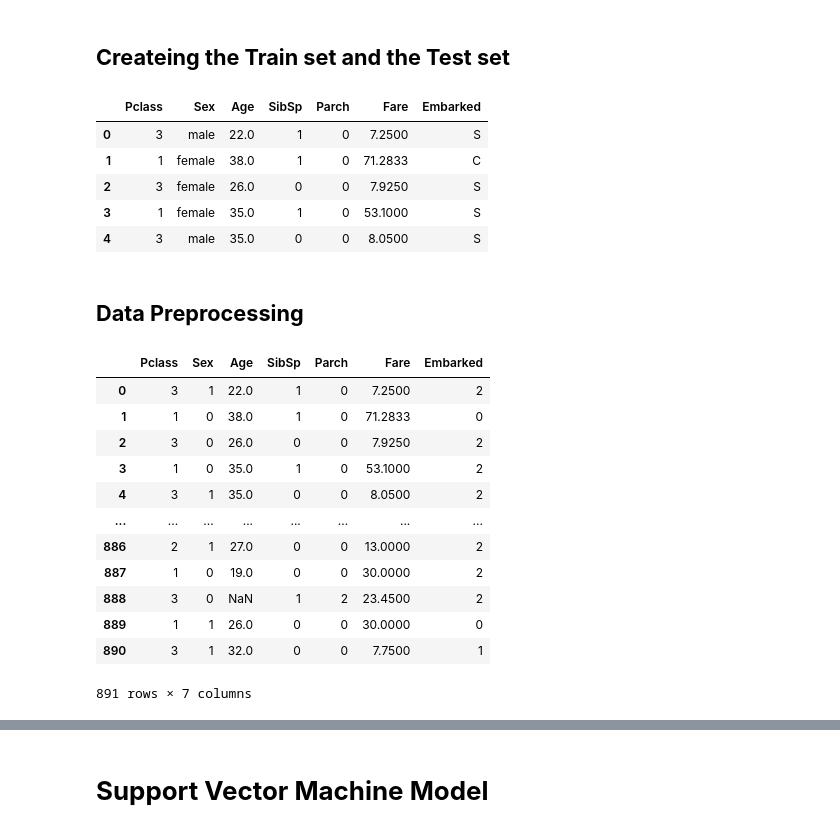
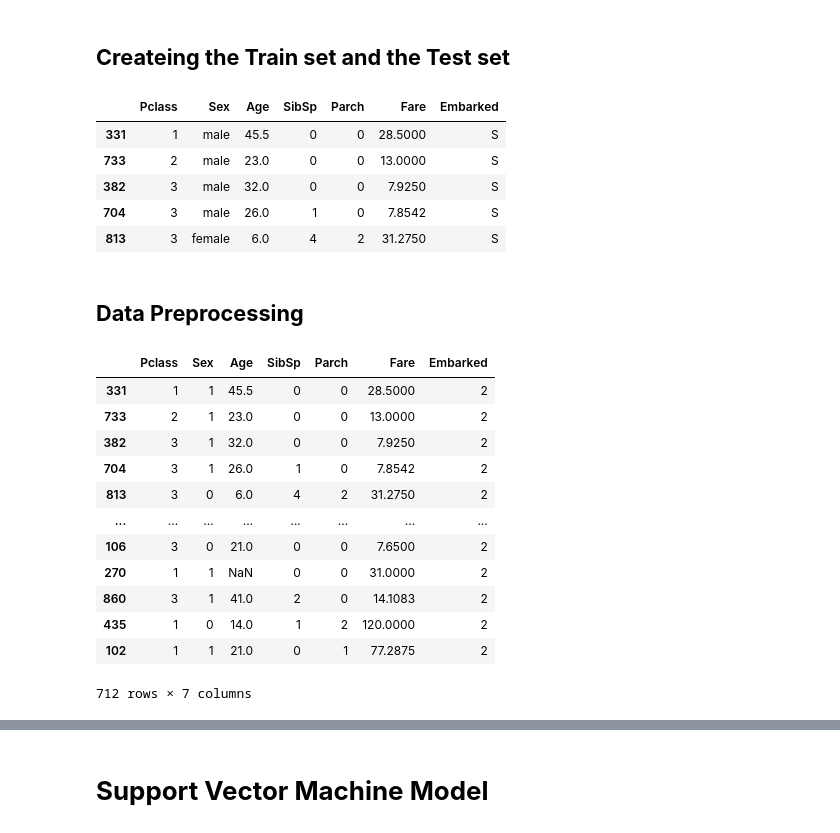
Before and after one commit to Mohammad8921/Titanic, a Jupyter notebook: Titanic-simple/Titanic.ipynb, the cells around one changed output, grey strips where cells are left out. Saved outputs shown, nothing was run; the diff lists cells and outputs as text; code cells hidden in the pictures.

```diff
--- a/Titanic-simple/Titanic.ipynb
+++ b/Titanic-simple/Titanic.ipynb
@@ -86,38 +66,43 @@ memory usage: 6.7 KB
 # %% [markdown]
 ## **Createing the Train set and the Test set**
 # %%
-X_train = dataset_train[['Pclass','Sex','Age','SibSp','Parch', 'Fare', 'Embarked']].copy()
-X_test = dataset_test[['Pclass','Sex','Age','SibSp','Parch', 'Fare', 'Embarked']].copy()
+from sklearn.model_selection import train_test_split
+X = dataset_train[['Pclass','Sex','Age','SibSp','Parch', 'Fare', 'Embarked']].copy()
+y = dataset_train['Survived']
+X_train, X_test, y_train, y_test = train_test_split(X, y, test_size = 0.2, random_state = 42)
+X_submission = dataset_test[['Pclass','Sex','Age','SibSp','Parch', 'Fare', 'Embarked']].copy()
 X_train.head()
 # %% [output]
 |  | Pclass | Sex | Age | SibSp | Parch | Fare | Embarked |
-| 0 | 3 | male | 22.0 | 1 | 0 | 7.2500 | S |
-| 1 | 1 | female | 38.0 | 1 | 0 | 71.2833 | C |
-| 2 | 3 | female | 26.0 | 0 | 0 | 7.9250 | S |
-| 3 | 1 | female | 35.0 | 1 | 0 | 53.1000 | S |
-| 4 | 3 | male | 35.0 | 0 | 0 | 8.0500 | S |
+| 331 | 1 | male | 45.5 | 0 | 0 | 28.5000 | S |
+| 733 | 2 | male | 23.0 | 0 | 0 | 13.0000 | S |
+| 382 | 3 | male | 32.0 | 0 | 0 | 7.9250 | S |
+| 704 | 3 | male | 26.0 | 1 | 0 | 7.8542 | S |
+| 813 | 3 | female | 6.0 | 4 | 2 | 31.2750 | S |
 # %% [markdown]
 ## **Data Preprocessing**
 # %%
 from sklearn.preprocessing import LabelEncoder
 le_sex = LabelEncoder()
 le_embarked = LabelEncoder()
 X_train['Sex'] = le_sex.fit_transform(X_train['Sex']) # male is 1 and female is 0
 X_test['Sex'] = le_sex.transform(X_test['Sex'])
 X_train['Embarked'] = le_embarked.fit_transform(X_train['Embarked'])
 X_test['Embarked'] = le_embarked.transform(X_test['Embarked'])
+X_submission['Sex'] = le_sex.transform(X_submission['Sex'])
+X_submission['Embarked'] = le_embarked.transform(X_submission['Embarked'])
 X_train
 # %% [output]
 |  | Pclass | Sex | Age | SibSp | Parch | Fare | Embarked |
-| 0 | 3 | 1 | 22.0 | 1 | 0 | 7.2500 | 2 |
-| 1 | 1 | 0 | 38.0 | 1 | 0 | 71.2833 | 0 |
-| 2 | 3 | 0 | 26.0 | 0 | 0 | 7.9250 | 2 |
-| 3 | 1 | 0 | 35.0 | 1 | 0 | 53.1000 | 2 |
-| 4 | 3 | 1 | 35.0 | 0 | 0 | 8.0500 | 2 |
+| 331 | 1 | 1 | 45.5 | 0 | 0 | 28.5000 | 2 |
+| 733 | 2 | 1 | 23.0 | 0 | 0 | 13.0000 | 2 |
+| 382 | 3 | 1 | 32.0 | 0 | 0 | 7.9250 | 2 |
+| 704 | 3 | 1 | 26.0 | 1 | 0 | 7.8542 | 2 |
+| 813 | 3 | 0 | 6.0 | 4 | 2 | 31.2750 | 2 |
 | ... | ... | ... | ... | ... | ... | ... | ... |
-| 886 | 2 | 1 | 27.0 | 0 | 0 | 13.0000 | 2 |
-| 887 | 1 | 0 | 19.0 | 0 | 0 | 30.0000 | 2 |
-| 888 | 3 | 0 | NaN | 1 | 2 | 23.4500 | 2 |
-| 889 | 1 | 1 | 26.0 | 0 | 0 | 30.0000 | 0 |
-| 890 | 3 | 1 | 32.0 | 0 | 0 | 7.7500 | 1 |
+| 106 | 3 | 0 | 21.0 | 0 | 0 | 7.6500 | 2 |
+| 270 | 1 | 1 | NaN | 0 | 0 | 31.0000 | 2 |
+| 860 | 3 | 1 | 41.0 | 2 | 0 | 14.1083 | 2 |
+| 435 | 1 | 0 | 14.0 | 1 | 2 | 120.0000 | 2 |
+| 102 | 1 | 1 | 21.0 | 0 | 1 | 77.2875 | 2 |
-891 rows × 7 columns
+712 rows × 7 columns
```
Also changed, not shown: parts of 24 cells of this notebook, 2 other files.
